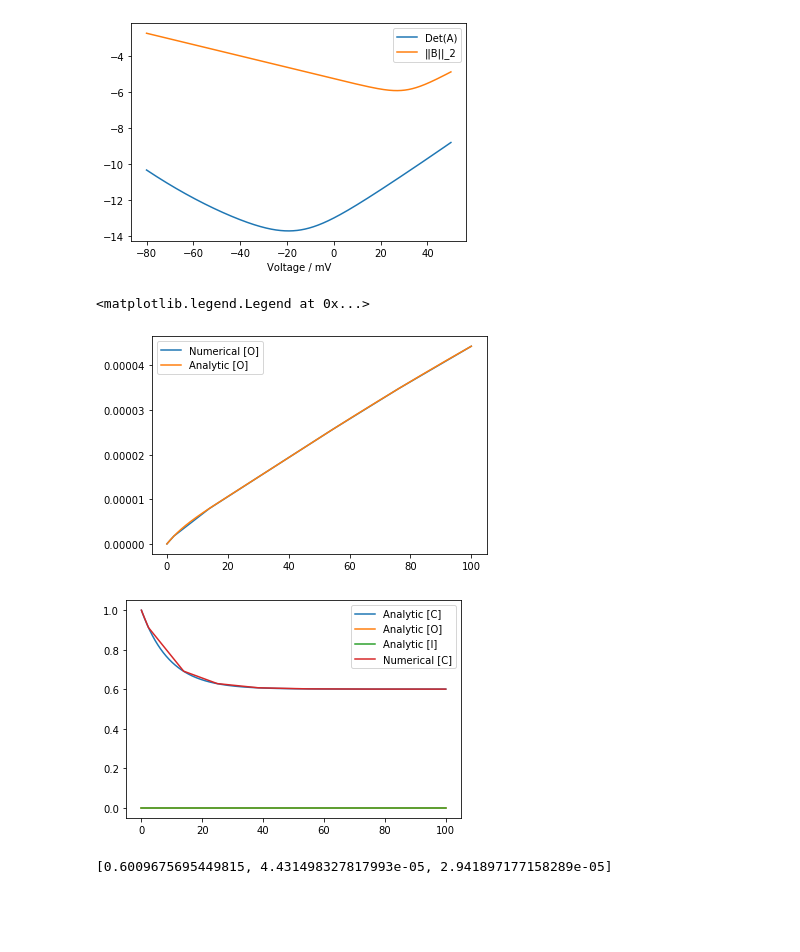
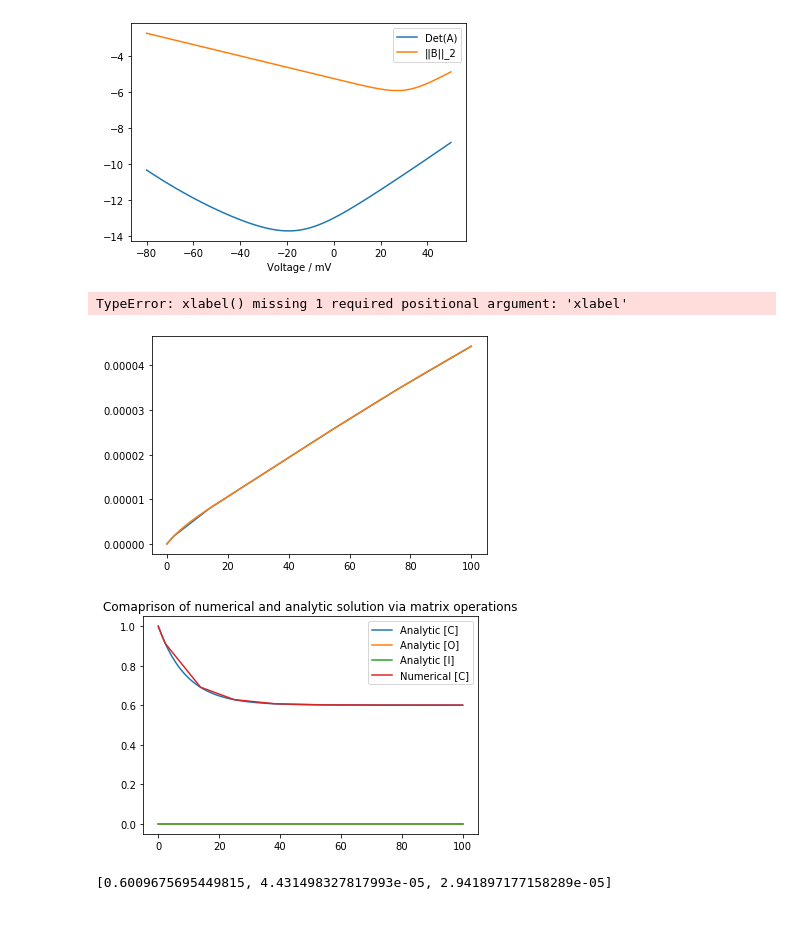
Before and after one commit to joeyshuttleworth/MarkovModels, a Jupyter notebook: hh_markov_model.ipynb, the cells around one changed output. Saved outputs shown, nothing was run; the diff lists cells and outputs as text; code cells hidden in the pictures.

Commit message:
Add titles and labels to plots

```diff
--- a/hh_markov_model.ipynb
+++ b/hh_markov_model.ipynb
@@ -45,7 +51,7 @@ plt.show()
 [figure]
 # %%
 # Run the model with the voltage fixed at -80mV and compare with the analytic solution obtained using an
-# equivalent two gate model.
+# equivalent two gate model. This equivalence is explained on p.150 of Keener and Sneyd's Mathematical Physiology
 
 
 #Get the transition rates of the model
@@ -67,12 +73,14 @@ solution = integrate.solve_ivp(model.getDerivatives, [0,t[-1]], ic)
 y = solution.y
 
 # Plot the two solutions
-plt.plot(solution.t, y[1,:])
-plt.plot(t, x1*(1-x2))
+plt.plot(solution.t, y[0,:])
+plt.plot(t, (1-x1)*(1-x2))
+plt.xlabel("time /s")
+plt.title("Comparison of numerical and two-gate analytic solution")
 plt.legend(["Numerical [O]", "Analytic [O]"])
 # %% [output]
-<matplotlib.legend.Legend at 0x...>
+TypeError: xlabel() missing 1 required positional argument: 'xlabel'
-[figure, old version]
+[figure, new version]
 # %%
 # Solve this system using matrix operations with V fixed at -80
 model = ChannelModel(params, lambda t: -80)
@@ -81,34 +89,35 @@ A, B = model.getSystemOfOdes()
 #Solve non-homogeous part
 X2 = -np.linalg.inv(A)*B
 # Solve the homogenous part
 eigenvalues, C = np.linalg.eig(A)
 D = np.diag(eigenvalues)
 
 # Let K be the vector of constants from the system dZ/dt = D Z
 # where X = CKZ and K is a diagonal matrix of constants and D is a diagonal matrix
 # with elements in the order given by linalg.eig(A)
 # Then Z = (e^{-D_i,i})_i and X=CKZ is the general homogenous solution to the system
 # dX/dt = AX because dX/dt = CdZ/dt = CDZ = CC^-1ACZ = ACZ = AX
 
 IC = np.matrix([1,0,0]).T
 KZ = np.linalg.inv(C)*(IC - X2)
 K = np.matrix(np.diag([KZ[i,0] / 1 for i in range(0,3)]))
 
 # Then the full solution is X = CKZ + E
 
 tvec = np.linspace(0,100,1000)
 X=[]
 for t in tvec:
     Z = np.matrix([np.exp(t*eigenvalues[i]) for i in range(0,3)]).T
     X.append(np.matrix.tolist((C*K*Z + X2).T)[0])
 
 plt.plot(tvec, X)
 plt.plot(solution.t, solution.y[0])
 plt.legend(["Analytic [C]", "Analytic [O]", "Analytic [I]", "Numerical [C]"])
+plt.title("Comaprison of numerical and analytic solution via matrix operations")
 plt.show()
 print(X[-1])
 # %% [output]
-[figure, old version]
+[figure, new version]
 [0.6009675695449815, 4.431498327817993e-05, 2.941897177158289e-05]
 # %% [markdown]
 ##
```
Also changed, not shown: parts of 2 cells of this notebook.
